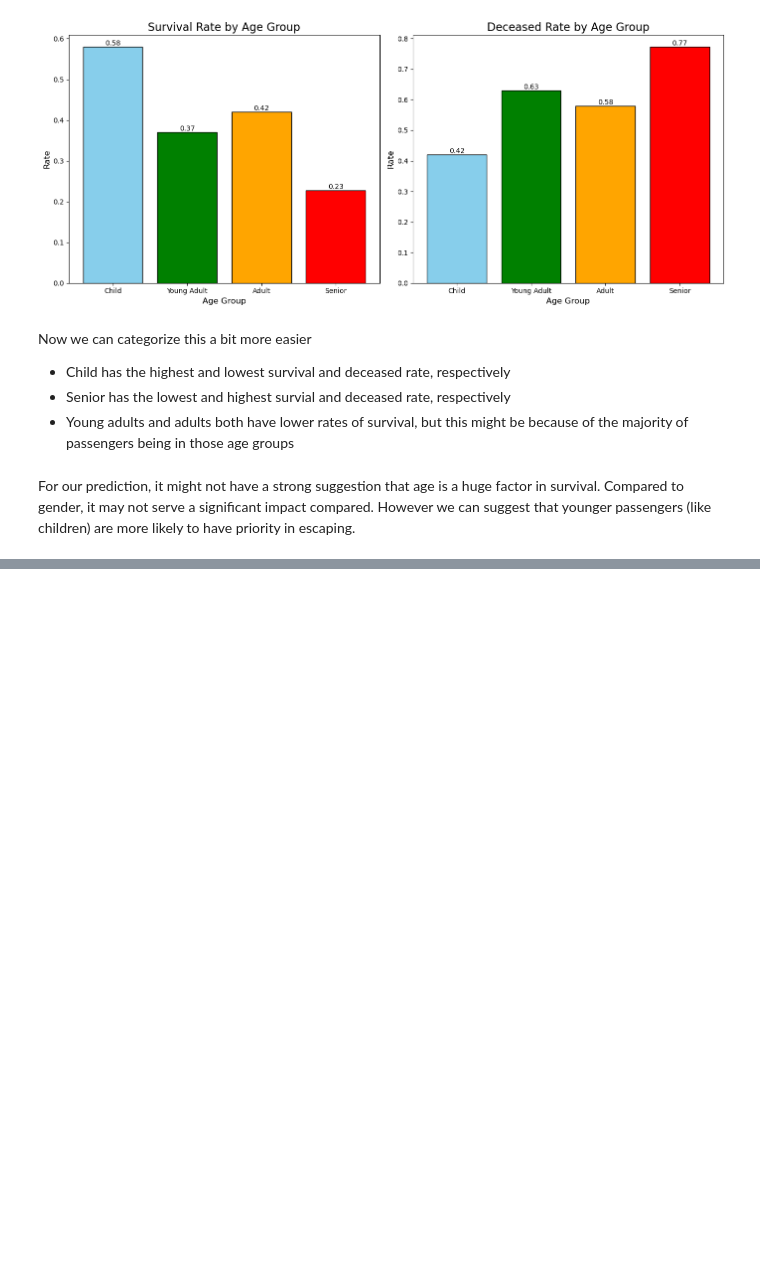
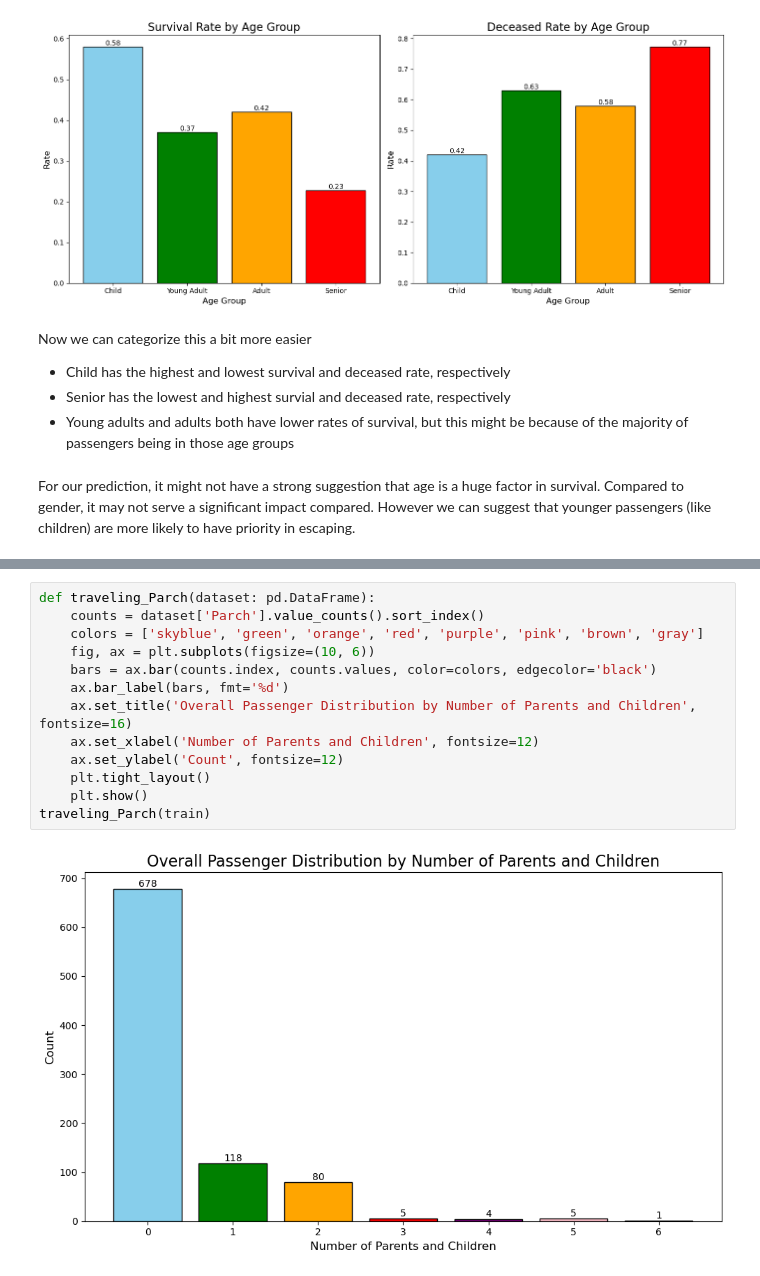
Before and after one commit to davidjoves/Predicting-Survival-from-the-Titanic, a Jupyter notebook: work.ipynb, the cells around one changed output, grey strips where cells are left out. Saved outputs shown, nothing was run; the diff lists cells and outputs as text; blank space fills up the shorter version.

```diff
--- a/work.ipynb
+++ b/work.ipynb
@@ -475,0 +495,15 @@ For our prediction, it might not have a strong suggestion that age is a huge fac
+# %%
+def traveling_Parch(dataset: pd.DataFrame):
+    counts = dataset['Parch'].value_counts().sort_index()
+    colors = ['skyblue', 'green', 'orange', 'red', 'purple', 'pink', 'brown', 'gray']
+    fig, ax = plt.subplots(figsize=(10, 6))
+    bars = ax.bar(counts.index, counts.values, color=colors, edgecolor='black')
+    ax.bar_label(bars, fmt='%d')
+    ax.set_title('Overall Passenger Distribution by Number of Parents and Children', fontsize=16)
+    ax.set_xlabel('Number of Parents and Children', fontsize=12)
+    ax.set_ylabel('Count', fontsize=12)
+    plt.tight_layout()
+    plt.show()
+traveling_Parch(train)
+# %% [output]
+[figure, added]
```
Also changed, not shown: parts of 15 cells of this notebook.
